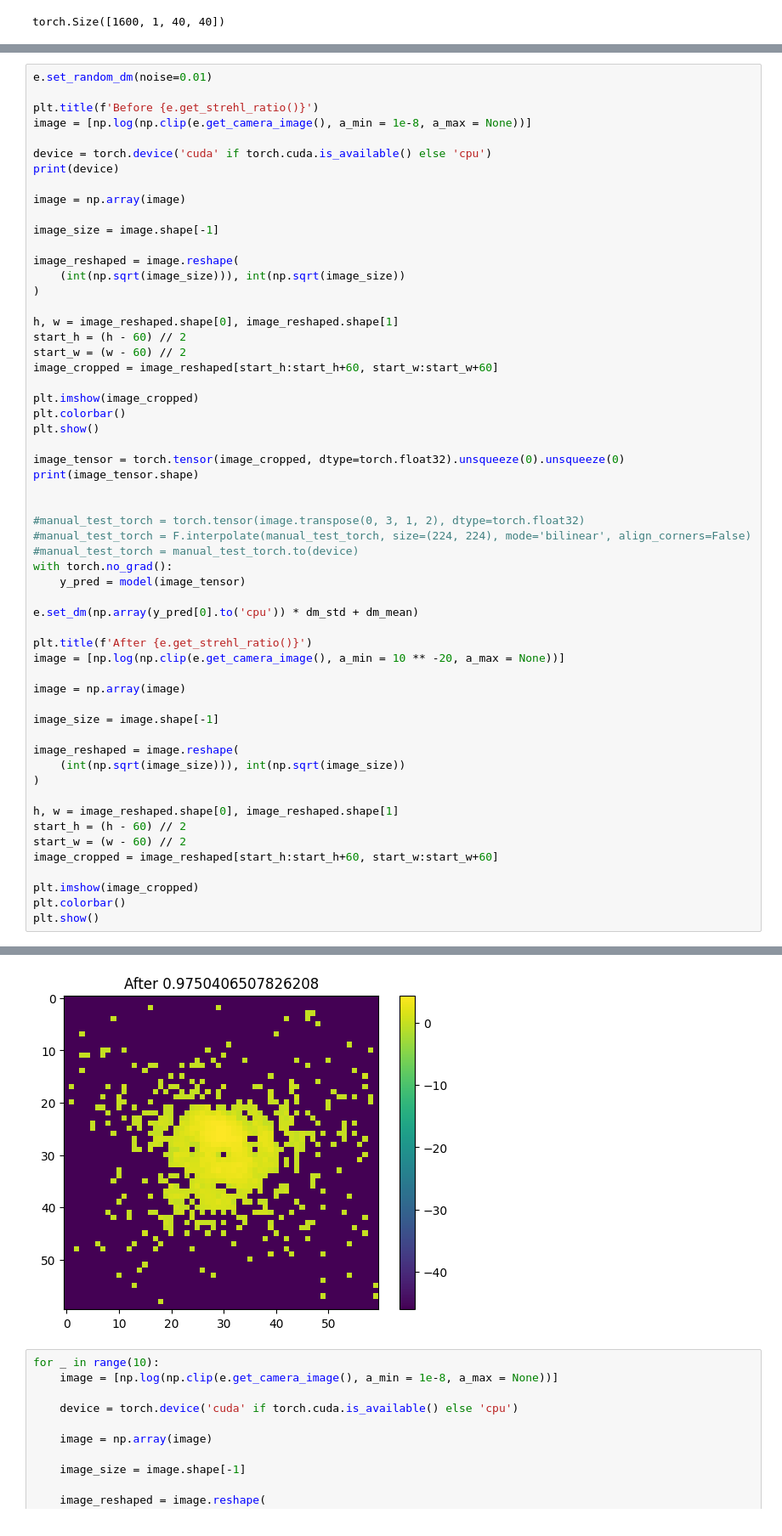
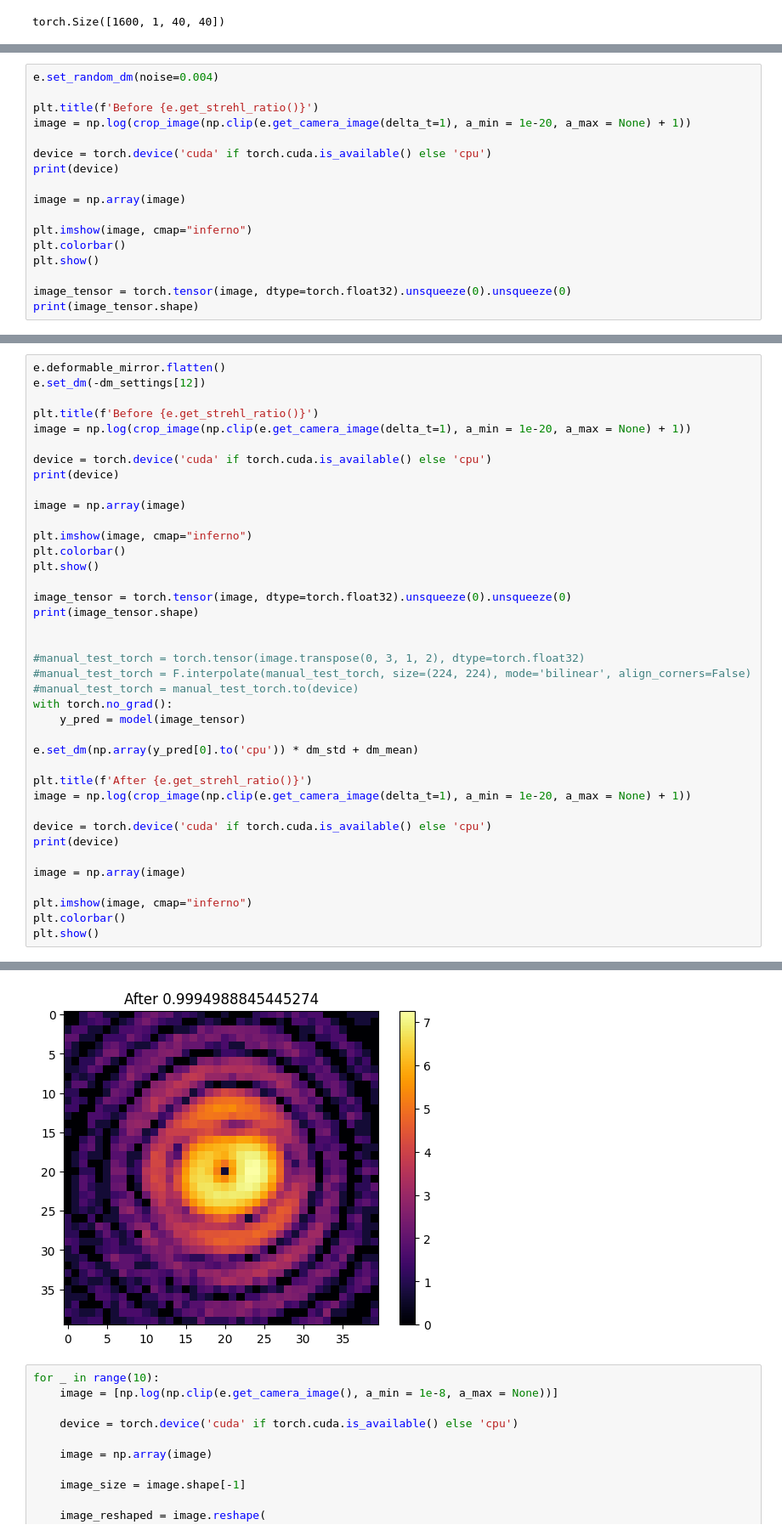
Before and after one commit to AlexeiKorolev/NASA-RL-Wavefront-Control, a Jupyter notebook: RL/data_generator.ipynb, the cells around one changed output, grey strips where cells are left out. Shown at 85% size. Drawn from its saved outputs; the diff is of its cells as text.

```diff
--- a/RL/data_generator.ipynb
+++ b/RL/data_generator.ipynb
@@ -198,3 +199,20 @@ PATH = "models/CNN1 weights.pth"
 
 # Save the model's state_dict
 torch.save(model.state_dict(), PATH)
+# %%
+e.set_random_dm(noise=0.004)
+
+plt.title(f'Before {e.get_strehl_ratio()}')
+image = np.log(crop_image(np.clip(e.get_camera_image(delta_t=1), a_min = 1e-20, a_max = None) + 1))
+
+device = torch.device('cuda' if torch.cuda.is_available() else 'cpu')
+print(device)
+
+image = np.array(image)
+
+plt.imshow(image, cmap="inferno")
+plt.colorbar()
+plt.show()
+
+image_tensor = torch.tensor(image, dtype=torch.float32).unsqueeze(0).unsqueeze(0)
+print(image_tensor.shape)
@@ -201,30 +229,20 @@ torch.save(model.state_dict(), PATH)
 # %%
-e.set_random_dm(noise=0.01)
+e.deformable_mirror.flatten()
+e.set_dm(-dm_settings[12])
 
 plt.title(f'Before {e.get_strehl_ratio()}')
-image = [np.log(np.clip(e.get_camera_image(), a_min = 1e-8, a_max = None))]
+image = np.log(crop_image(np.clip(e.get_camera_image(delta_t=1), a_min = 1e-20, a_max = None) + 1))
 
 device = torch.device('cuda' if torch.cuda.is_available() else 'cpu')
 print(device)
 
 image = np.array(image)
 
-image_size = image.shape[-1]
-
-image_reshaped = image.reshape(
-    (int(np.sqrt(image_size))), int(np.sqrt(image_size))
-)
-
-h, w = image_reshaped.shape[0], image_reshaped.shape[1]
-start_h = (h - 60) // 2
-start_w = (w - 60) // 2
-image_cropped = image_reshaped[start_h:start_h+60, start_w:start_w+60]
-
-plt.imshow(image_cropped)
+plt.imshow(image, cmap="inferno")
 plt.colorbar()
 plt.show()
 
-image_tensor = torch.tensor(image_cropped, dtype=torch.float32).unsqueeze(0).unsqueeze(0)
+image_tensor = torch.tensor(image, dtype=torch.float32).unsqueeze(0).unsqueeze(0)
 print(image_tensor.shape)
 
 
@@ -237,22 +255,14 @@ with torch.no_grad():
 e.set_dm(np.array(y_pred[0].to('cpu')) * dm_std + dm_mean)
 
 plt.title(f'After {e.get_strehl_ratio()}')
-image = [np.log(np.clip(e.get_camera_image(), a_min = 10 ** -20, a_max = None))]
+image = np.log(crop_image(np.clip(e.get_camera_image(delta_t=1), a_min = 1e-20, a_max = None) + 1))
+
+device = torch.device('cuda' if torch.cuda.is_available() else 'cpu')
+print(device)
 
 image = np.array(image)
 
-image_size = image.shape[-1]
-
-image_reshaped = image.reshape(
-    (int(np.sqrt(image_size))), int(np.sqrt(image_size))
-)
-
-h, w = image_reshaped.shape[0], image_reshaped.shape[1]
-start_h = (h - 60) // 2
-start_w = (w - 60) // 2
-image_cropped = image_reshaped[start_h:start_h+60, start_w:start_w+60]
-
-plt.imshow(image_cropped)
+plt.imshow(image, cmap="inferno")
 plt.colorbar()
 plt.show()
 # %% [output]
@@ -262,4 +273,4 @@ torch.Size([1, 1, 60, 60])
-[figure, old version]
+[figure, new version]
 # %%
 for _ in range(10):
     image = [np.log(np.clip(e.get_camera_image(), a_min = 1e-8, a_max = None))]
```
Also changed, not shown: parts of 5 cells of this notebook.
